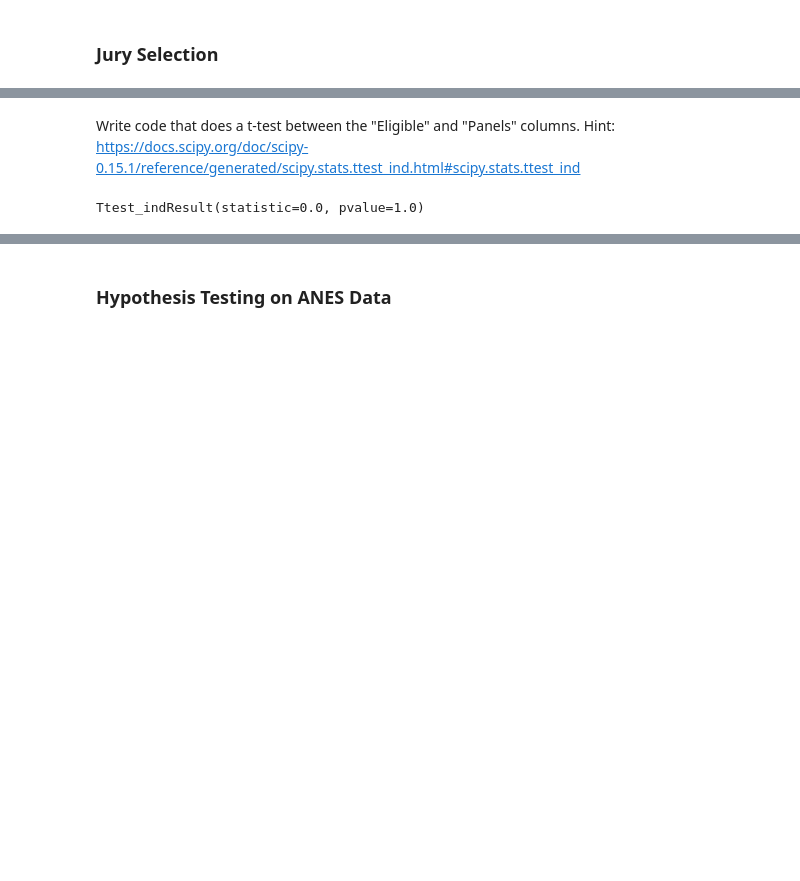
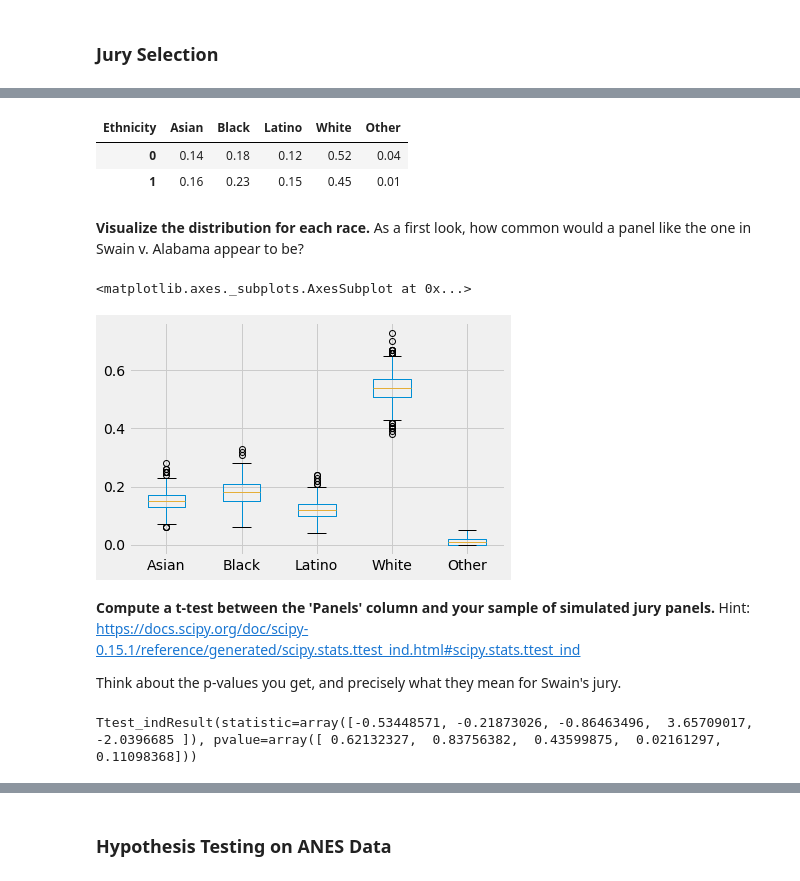
Before and after one commit to ds-modules/Legalst-123, a Jupyter notebook: labs/05_Large n/Large n Solutions.ipynb, the cells around one changed output, grey strips where cells are left out. Cells and saved outputs as stored; diff of their text form; code cells hidden in the pictures; blank space fills up the shorter version.

Commit message:
Update Lab 5 Jury Selection problem

```diff
--- a/labs/05_Large n/Large n Solutions.ipynb
+++ b/labs/05_Large n/Large n Solutions.ipynb
@@ -137,6 +142,35 @@ jury_with_diffs
+# %%
+def sample_proportions(probabilities, samples):
+    # You may have used datascience.sample_proportions; this is how it works.
+    # Read more here https://docs.scipy.org/doc/numpy-1.15.0/reference/generated/numpy.random.multinomial.html
+    return np.random.multinomial(samples, probabilities) / samples
+
+def sample_jury_panel(panel_size=100):
+    """
+    Generate one sample panel of potential jurors by race,
+    drawn uniformly from the eligble pool
+    """
+    return sample_proportions(jury['Eligible'], panel_size)
+
+simulated_fair_panels = pd.DataFrame([ sample_jury_panel() for _ in range(1000) ], columns=jury['Ethnicity'])
+
+simulated_fair_panels.head(2)
+# %% [output]
+| Ethnicity | Asian | Black | Latino | White | Other |
+| 0 | 0.14 | 0.18 | 0.12 | 0.52 | 0.04 |
+| 1 | 0.16 | 0.23 | 0.15 | 0.45 | 0.01 |
+# %% [markdown]
+**Visualize the distribution for each race.** As a first look, how common would a panel like the one in Swain v. Alabama appear to be?
+# %%
+simulated_fair_panels.boxplot()
+# %% [output]
+<matplotlib.axes._subplots.AxesSubplot at 0x...>
+[figure, added]
 # %% [markdown]
-Write code that does a t-test between the "Eligible" and "Panels" columns. Hint: https://docs.scipy.org/doc/scipy-0.15.1/reference/generated/scipy.stats.ttest_ind.html#scipy.stats.ttest_ind
+**Compute a t-test between the 'Panels' column and your sample of simulated jury panels.** Hint: https://docs.scipy.org/doc/scipy-0.15.1/reference/generated/scipy.stats.ttest_ind.html#scipy.stats.ttest_ind
+
+Think about the p-values you get, and precisely what they mean for Swain's jury.
 # %%
-stats.ttest_ind(jury_with_diffs['Eligible'], jury_with_diffs['Panels'], equal_var = False)
+stats.ttest_ind(simulated_fair_panels, jury['Panels'], equal_var=False)
 # %% [output]
-Ttest_indResult(statistic=0.0, pvalue=1.0)
+Ttest_indResult(statistic=array([-0.53448571, -0.21873026, -0.86463496,  3.65709017, -2.0396685 ]), pvalue=array([ 0.62132327,  0.83756382,  0.43599875,  0.02161297,  0.11098368]))
```
Also changed, not shown: parts of 12 cells of this notebook.
